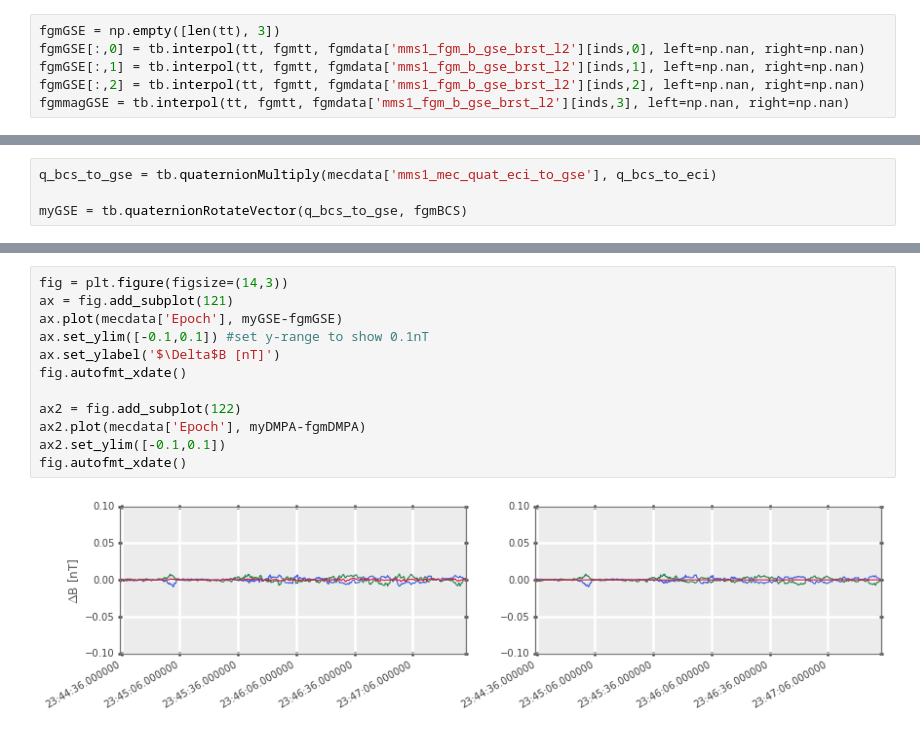
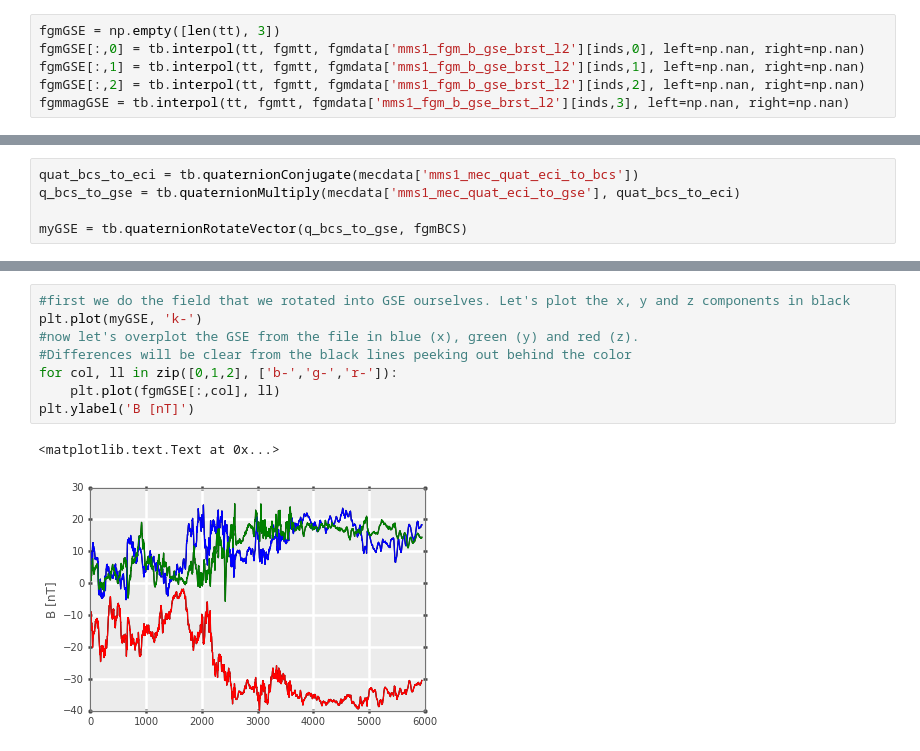
Before and after one commit to drsteve/Notebooks, a Jupyter notebook: MEC_Ephemeris_Intro.ipynb, the cells around one changed output, grey strips where cells are left out. Drawn from its saved outputs; the diff is of its cells as text.

Commit message:
MEC intro: Tidying explanatory text and cmoparison figure

```diff
--- a/MEC_Ephemeris_Intro.ipynb
+++ b/MEC_Ephemeris_Intro.ipynb
@@ -323,4 +331,5 @@ fgmmagGSE = tb.interpol(tt, fgmtt, fgmdata['mms1_fgm_b_gse_brst_l2'][inds,3], le
 # %%
-q_bcs_to_gse = tb.quaternionMultiply(mecdata['mms1_mec_quat_eci_to_gse'], q_bcs_to_eci)
+quat_bcs_to_eci = tb.quaternionConjugate(mecdata['mms1_mec_quat_eci_to_bcs'])
+q_bcs_to_gse = tb.quaternionMultiply(mecdata['mms1_mec_quat_eci_to_gse'], quat_bcs_to_eci)
 
 myGSE = tb.quaternionRotateVector(q_bcs_to_gse, fgmBCS)
@@ -364,14 +336,11 @@ fig.autofmt_xdate()
-# %%
-fig = plt.figure(figsize=(14,3))
-ax = fig.add_subplot(121)
-ax.plot(mecdata['Epoch'], myGSE-fgmGSE)
-ax.set_ylim([-0.1,0.1]) #set y-range to show 0.1nT
-ax.set_ylabel('$\Delta$B [nT]')
-fig.autofmt_xdate()
-
-ax2 = fig.add_subplot(122)
-ax2.plot(mecdata['Epoch'], myDMPA-fgmDMPA)
-ax2.set_ylim([-0.1,0.1])
-fig.autofmt_xdate()
-# %% [output]
-[figure, removed]
+# %%
+#first we do the field that we rotated into GSE ourselves. Let's plot the x, y and z components in black
+plt.plot(myGSE, 'k-')
+#now let's overplot the GSE from the file in blue (x), green (y) and red (z).
+#Differences will be clear from the black lines peeking out behind the color
+for col, ll in zip([0,1,2], ['b-','g-','r-']):
+    plt.plot(fgmGSE[:,col], ll)
+plt.ylabel('B [nT]')
+# %% [output]
+<matplotlib.text.Text at 0x...>
+[figure, added]
```
Also changed, not shown: parts of 21 cells of this notebook.
